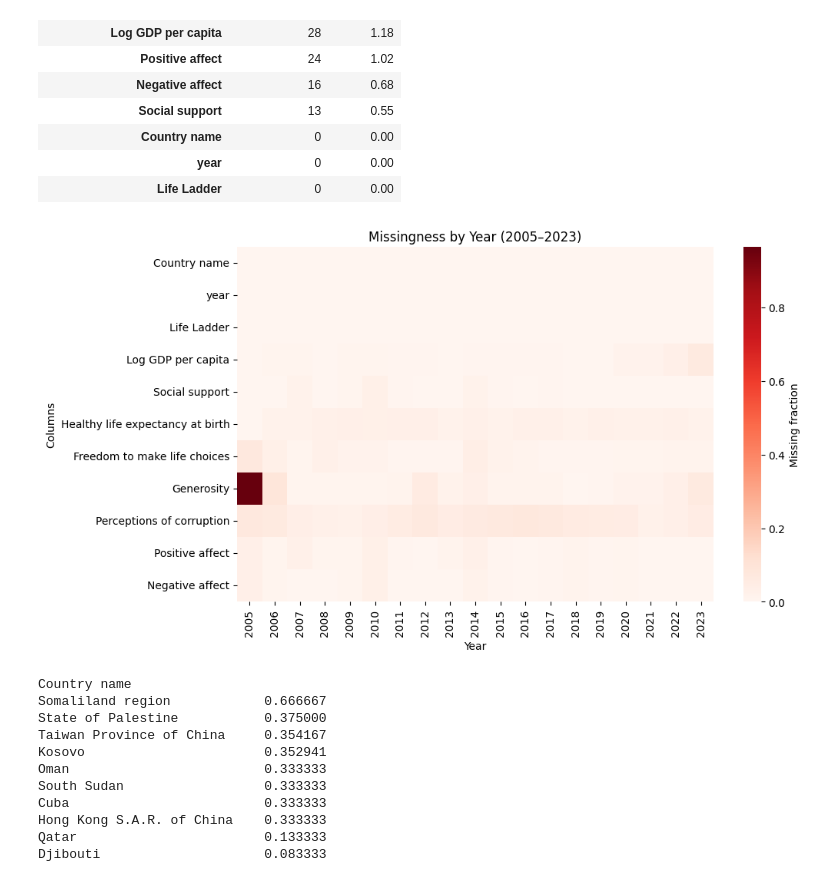
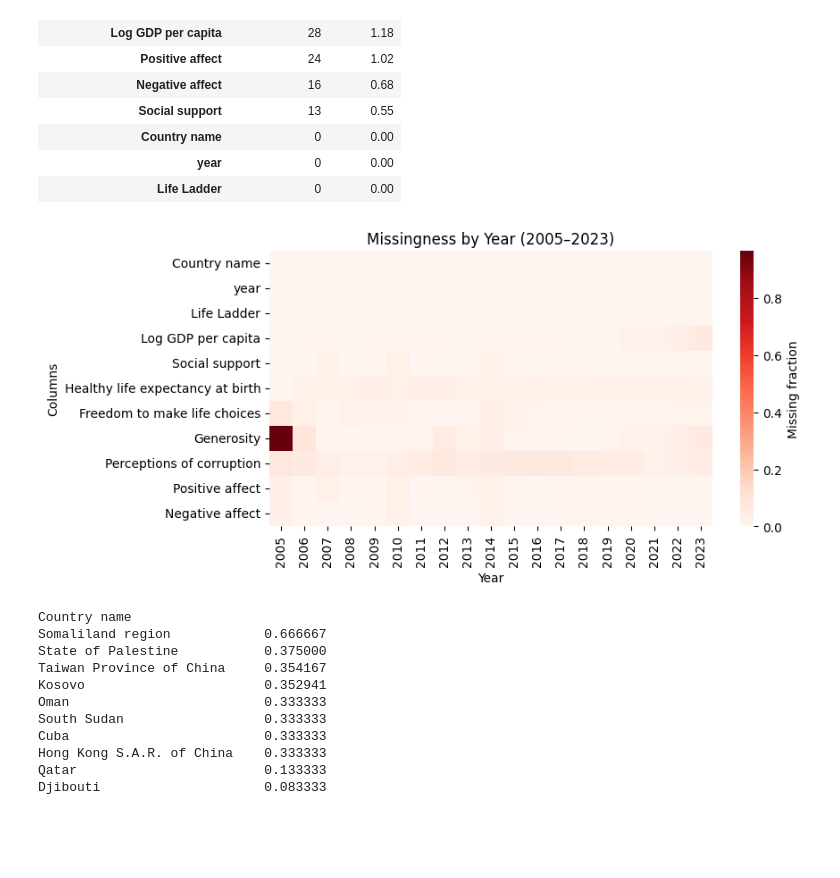
Before and after one commit to CNSM97/portfolio_project, a Jupyter notebook: notebooks/01_exploration.ipynb, the cells around one changed output. Saved outputs shown, nothing was run; the diff lists cells and outputs as text; code cells hidden in the pictures; blank space fills up the shorter version.

```diff
--- a/notebooks/01_exploration.ipynb
+++ b/notebooks/01_exploration.ipynb
@@ -205,15 +205,15 @@ pd.DataFrame({
 # %%
 # Share of missing values per year
 missing_by_year = df_all_years.groupby('year').apply(lambda g: g.isnull().mean())
 
-plt.figure(figsize=(10,6))
+plt.figure(figsize=(8,4))
 sns.heatmap(missing_by_year.T, cmap="Reds", cbar_kws={"label": "Missing fraction"})
 plt.title("Missingness by Year (2005–2023)")
 plt.ylabel("Columns")
 plt.xlabel("Year")
 plt.show()
 # %% [output]
-[figure, old version]
+[figure, new version]
 # %%
 # Focus on key predictors
 cols = ['Log GDP per capita','Social support','Healthy life expectancy at birth']
```
Also changed, not shown: parts of 26 cells of this notebook.
